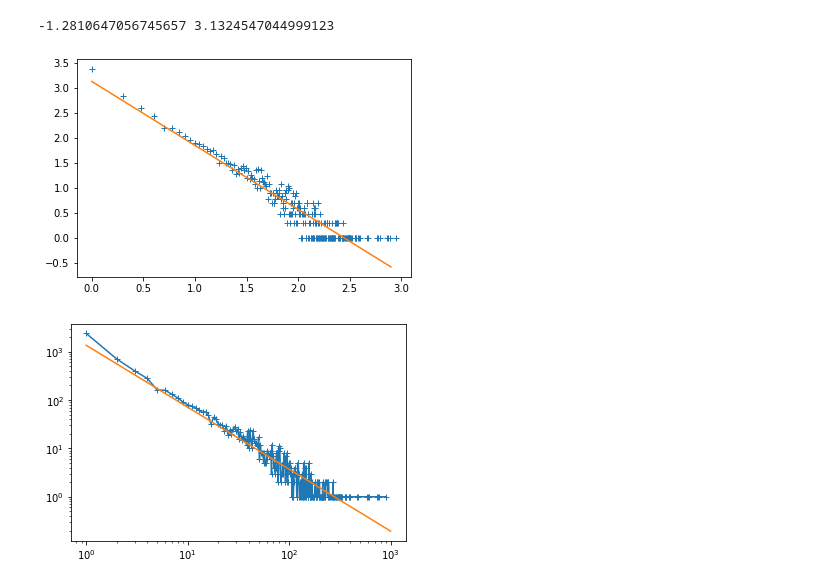
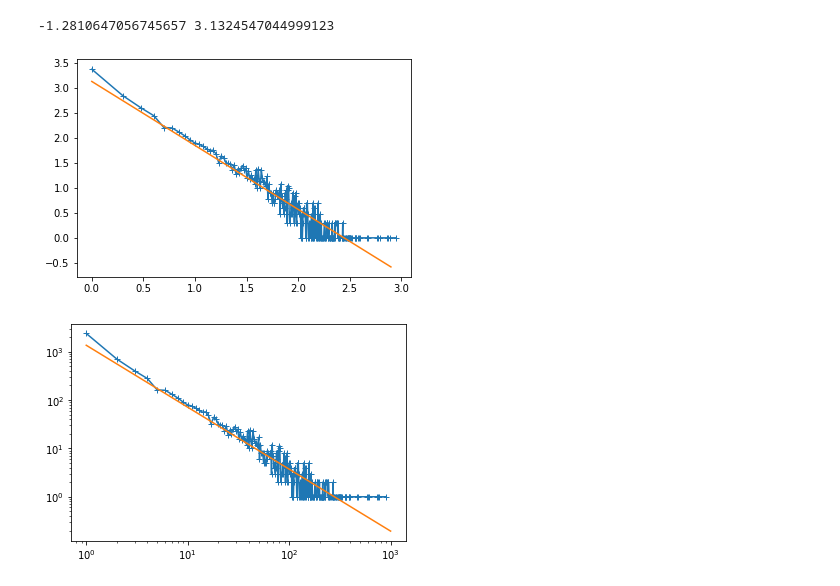
Before and after one commit to baowenxuan/Stanford-CS224W, a Jupyter notebook: HW0/p2.ipynb, the cells around one changed output. Cells and saved outputs as stored; diff of their text form; code cells hidden in the pictures.

```diff
--- a/HW0/p2.ipynb
+++ b/HW0/p2.ipynb
@@ -40,11 +40,11 @@ print(a, b)
 # %%
 xx = np.arange(0, 3, 0.1)
 yy = a * xx + b
-plt.plot(log10_degrees, log10_counts, '+')
+plt.plot(log10_degrees, log10_counts, '+-')
 plt.plot(xx, yy)
 plt.show()
 # %% [output]
-[figure, old version]
+[figure, new version]
 # %%
 xx = np.array([0, 3])
 yy = a * xx + b
```
Also changed, not shown: parts of 1 cell of this notebook, 2 other files.
